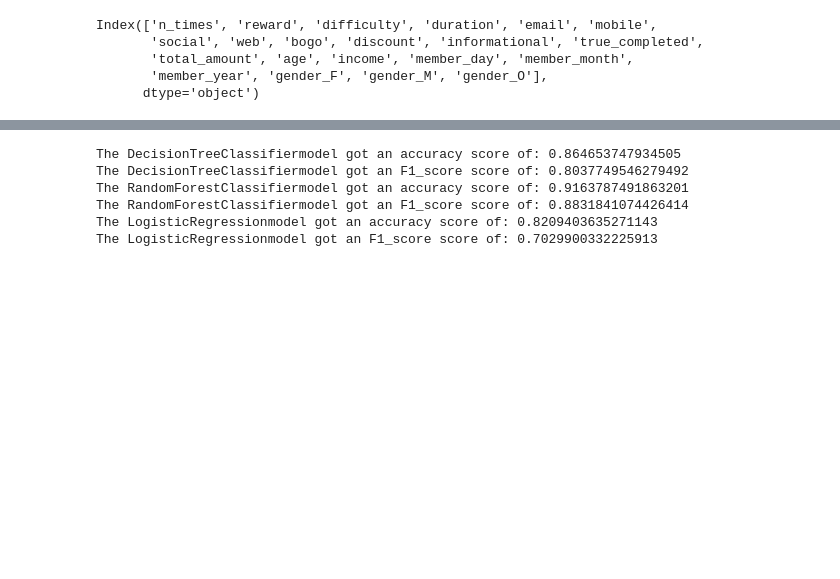
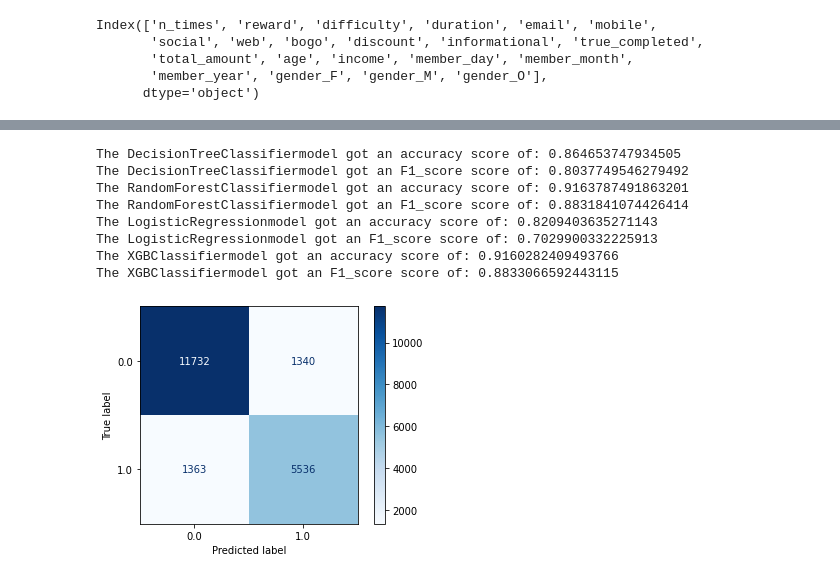
Before and after one commit to Haroldg94/Udacity-Machine-Learning-Engineer-Nanodegree, a Jupyter notebook: Capstone_project.ipynb, the cells around one changed output, grey strips where cells are left out. Drawn from its saved outputs; the diff is of its cells as text; code cells hidden in the pictures; blank space fills up the shorter version.

Commit message:
Plotting the confusion matrix of the models

```diff
--- a/Capstone_project.ipynb
+++ b/Capstone_project.ipynb
@@ -1057,7 +1071,7 @@ def model_performance(model, X_test, y_test):
     y_predict = model.predict(X_test)
     return accuracy_score(y_predict, y_test), f1_score(y_test, y_predict)
 # %%
-models = [dtc, rfc, lr]
+models = [dtc, rfc, lr, xgbc]
 for model in models:
     metrics_scores = model_performance(model, X_test, y_test)
     print('The ' + model.__class__.__name__ + 'model got an accuracy score of: ' + str(metrics_scores[0]))
@@ -1069,3 +1083,9 @@ The RandomForestClassifiermodel got an accuracy score of: 0.9163787491863201
 The RandomForestClassifiermodel got an F1_score score of: 0.8831841074426414
 The LogisticRegressionmodel got an accuracy score of: 0.8209403635271143
 The LogisticRegressionmodel got an F1_score score of: 0.7029900332225913
+The XGBClassifiermodel got an accuracy score of: 0.9160282409493766
+The XGBClassifiermodel got an F1_score score of: 0.8833066592443115
+# %%
+confusion_matrix_dtc = plot_confusion_matrix(dtc, X_test, y_test, cmap = 'Blues')
+# %% [output]
+[figure, added]
```
Also changed, not shown: parts of 7 cells of this notebook.
